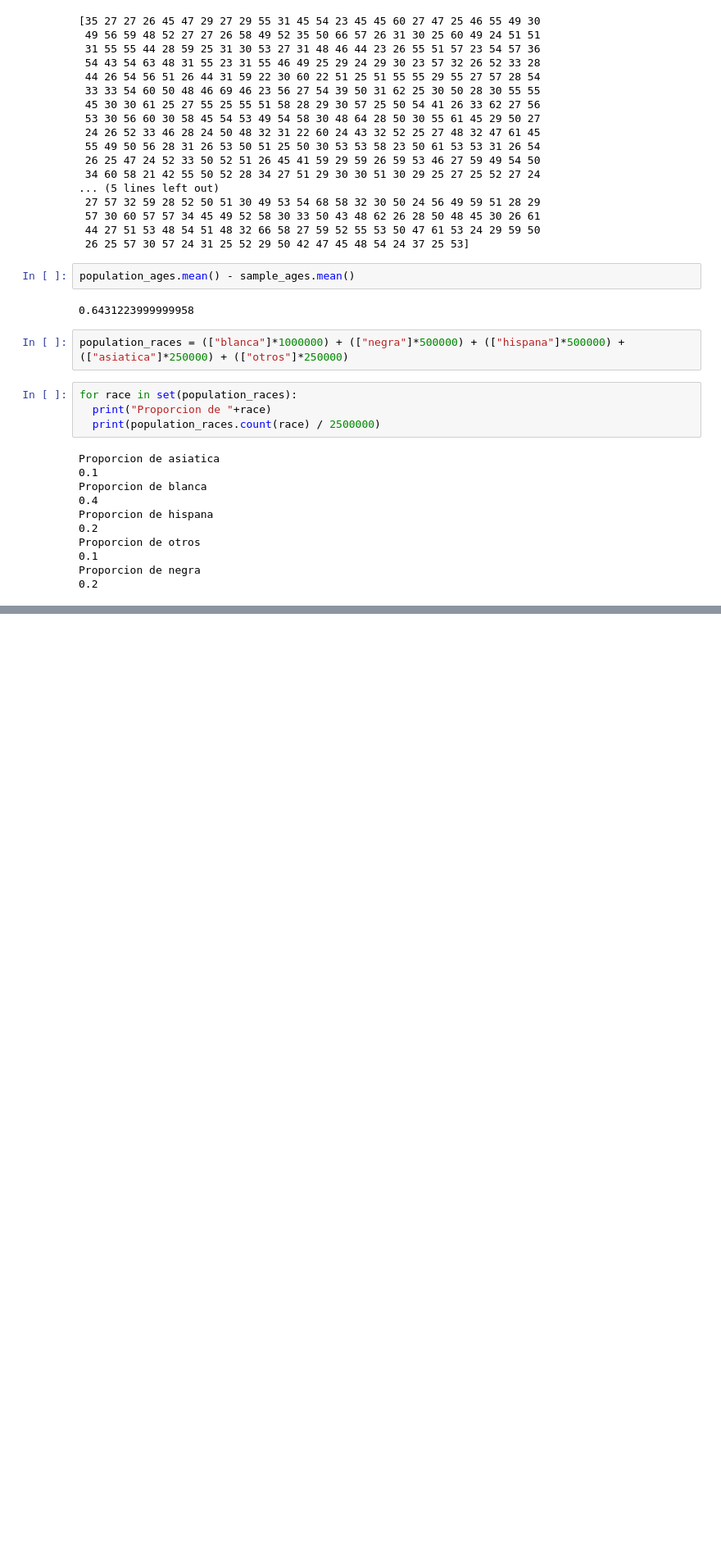
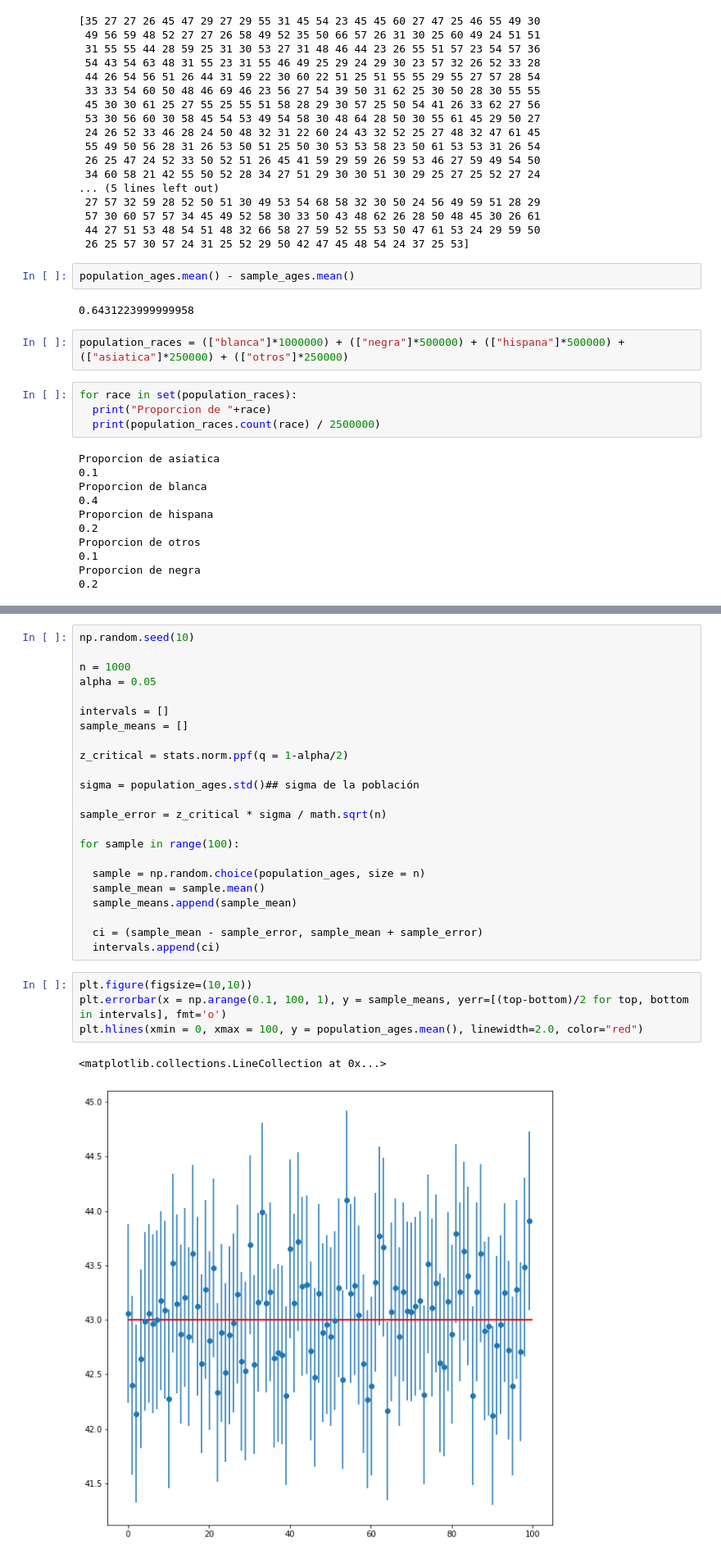
Before and after one commit to sergioarnold87/Practica_Sergio, a Jupyter notebook: Ejercicio_Intervalo_de_Confianza.ipynb, the cells around one changed output, grey strips where cells are left out. Shown: that part at 82% size. Drawn from its saved outputs; the diff is of its cells as text; blank space fills up the shorter version.

```diff
--- a/Ejercicio_Intervalo_de_Confianza.ipynb
+++ b/Ejercicio_Intervalo_de_Confianza.ipynb
@@ -81,0 +153,30 @@ Proporcion de negra
+# %%
+np.random.seed(10)
+
+n = 1000
+alpha = 0.05
+
+intervals = []
+sample_means = []
+
+z_critical = stats.norm.ppf(q = 1-alpha/2)
+
+sigma = population_ages.std()## sigma de la población
+
+sample_error = z_critical * sigma / math.sqrt(n)
+
+for sample in range(100):
+
+  sample = np.random.choice(population_ages, size = n)
+  sample_mean = sample.mean()
+  sample_means.append(sample_mean)
+
+  ci = (sample_mean - sample_error, sample_mean + sample_error)
+  intervals.append(ci)
+# %%
+plt.figure(figsize=(10,10))
+plt.errorbar(x = np.arange(0.1, 100, 1), y = sample_means, yerr=[(top-bottom)/2 for top, bottom in intervals], fmt='o')
+plt.hlines(xmin = 0, xmax = 100, y = population_ages.mean(), linewidth=2.0, color="red")
+# %% [output]
+<matplotlib.collections.LineCollection at 0x...>
+[figure, added]
```
Also changed, not shown: parts of 9 cells of this notebook.
